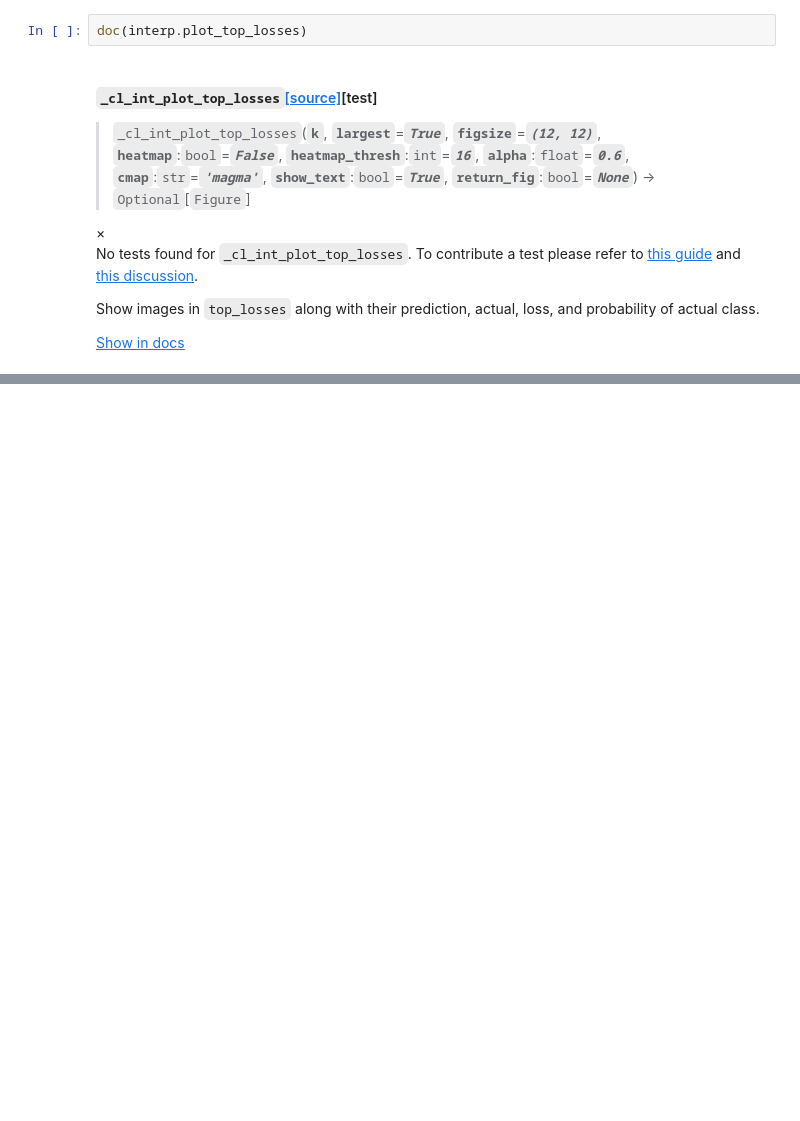
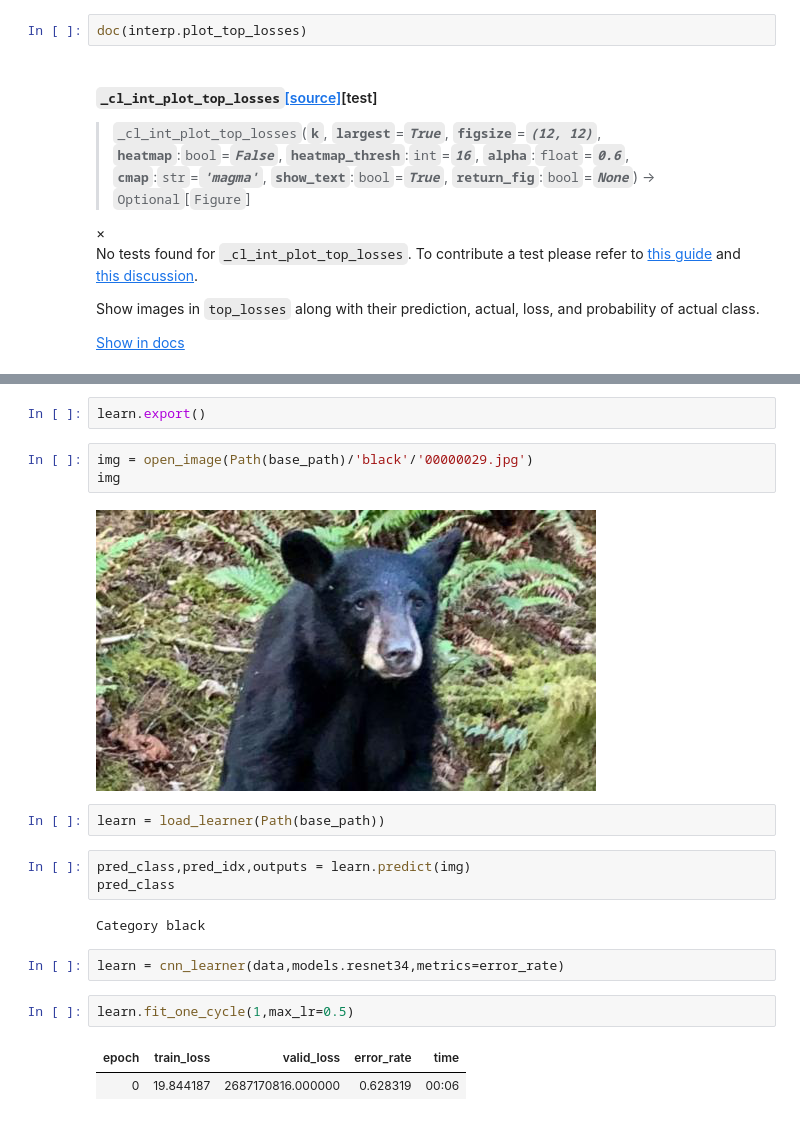
Before and after one commit to tlkt/fast_lesson_work, a Jupyter notebook: lession_2_1.ipynb, the cells around one changed output, grey strips where cells are left out. Cells and saved outputs as stored; diff of their text form; blank space fills up the shorter version.

```diff
--- a/lession_2_1.ipynb
+++ b/lession_2_1.ipynb
@@ -159,0 +184,21 @@ interp.plot_top_losses(4)
+# %%
+learn.export()
+# %%
+img = open_image(Path(base_path)/'black'/'00000029.jpg')
+img
+# %% [output]
+[figure, added]
+# %%
+learn = load_learner(Path(base_path))
+# %%
+pred_class,pred_idx,outputs = learn.predict(img)
+pred_class
+# %% [output]
+Category black
+# %%
+learn = cnn_learner(data,models.resnet34,metrics=error_rate)
+# %%
+learn.fit_one_cycle(1,max_lr=0.5)
+# %% [output]
+| epoch | train_loss | valid_loss | error_rate | time |
+| 0 | 19.844187 | 2687170816.000000 | 0.628319 | 00:06 |
```
Also changed, not shown: parts of 25 cells of this notebook.
